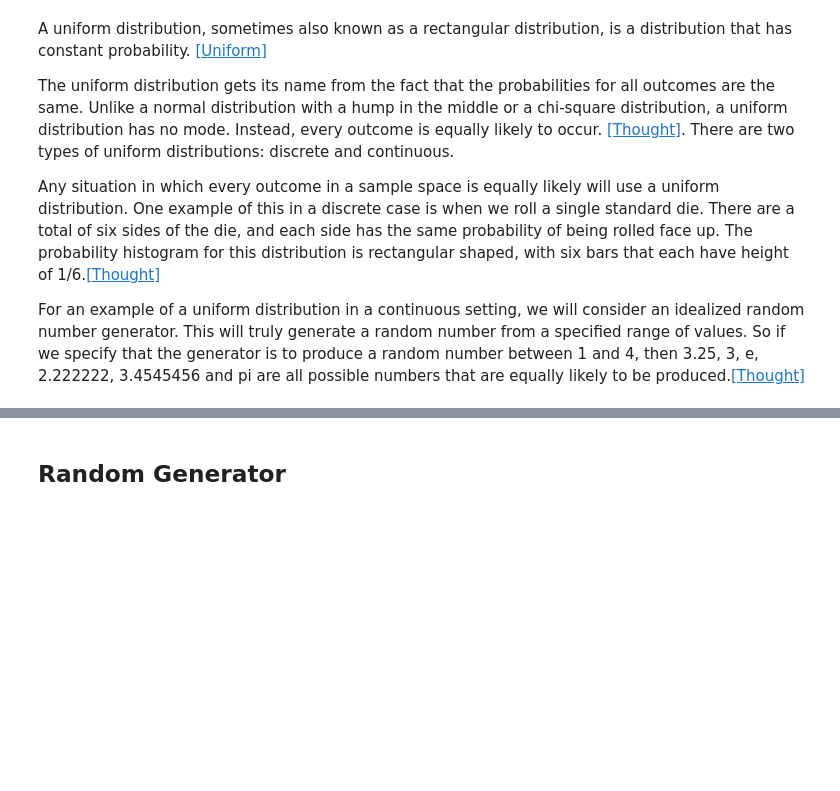
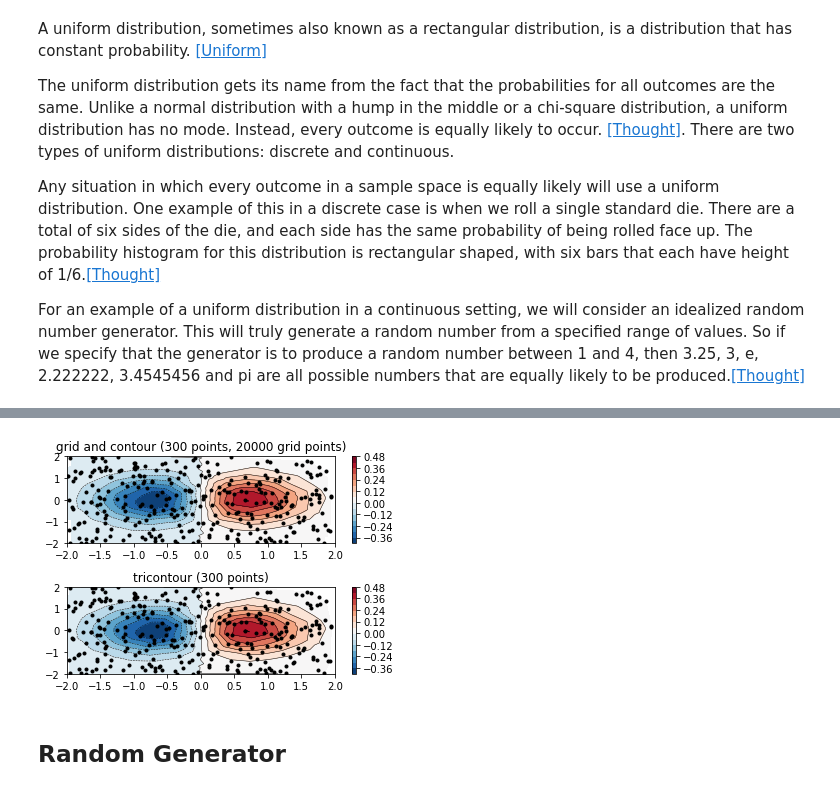
Before and after one commit to JohnADeady/Assignments-Programming-of-DA, a Jupyter notebook: Numpy.Random Package.ipynb, the cells around one changed output, grey strips where cells are left out. Cells and saved outputs as stored; diff of their text form; code cells hidden in the pictures; blank space fills up the shorter version.

```diff
--- a/Numpy.Random Package.ipynb
+++ b/Numpy.Random Package.ipynb
@@ -479,3 +473,53 @@ plt.show()
+# %%
+# Create an unstructured triangular grid consisting of npoints points and ntri triangles.
+import matplotlib.tri as tri
+
+npts = 300              # Number of npoints
+ngridx = 100
+ngridy = 200
+x = np.random.uniform(-2, 2, npts)
+y = np.random.uniform(-2, 2, npts)
+z = x * np.exp(-x**2 - y**2)
+
+fig, (ax1, ax2) = plt.subplots(nrows=2)
+
+# Interpolation on a grid
+# A contour plot of irregularly spaced data coordinates
+
+# Create grid values first.
+xi = np.linspace(-2.1, 2.1, ngridx)
+yi = np.linspace(-2.1, 2.1, ngridy)
+
+# Perform linear interpolation of the data (x,y)
+# on a grid defined by (xi,yi)
+triang = tri.Triangulation(x, y)
+interpolator = tri.LinearTriInterpolator(triang, z)
+Xi, Yi = np.meshgrid(xi, yi)
+zi = interpolator(Xi, Yi)
+
+#Creation of the first contour
+ax1.contour(xi, yi, zi, 14, linewidths=0.5, colors='k')
+cntr1 = ax1.contourf(xi, yi, zi, 14, cmap="RdBu_r")
+
+fig.colorbar(cntr1, ax=ax1)
+ax1.plot(x, y, 'ko', ms=3)
+ax1.axis((-2, 2, -2, 2))
+ax1.set_title('grid and contour (%d points, %d grid points)' %
+              (npts, ngridx * ngridy))
+
+# Creation of the second contour
+ax2.tricontour(x, y, z, 14, linewidths=0.5, colors='k')
+cntr2 = ax2.tricontourf(x, y, z, 14, cmap="RdBu_r")
+
+fig.colorbar(cntr2, ax=ax2)
+ax2.plot(x, y, 'ko', ms=3)
+ax2.axis((-2, 2, -2, 2))
+ax2.set_title('tricontour (%d points)' % npts)
+
+plt.subplots_adjust(hspace=0.5)
+plt.show()
+# %% [output]
+[figure, added]
 # %% [markdown]
 ## Random Generator
 # %% [markdown]
```
Also changed, not shown: parts of 23 cells of this notebook.
